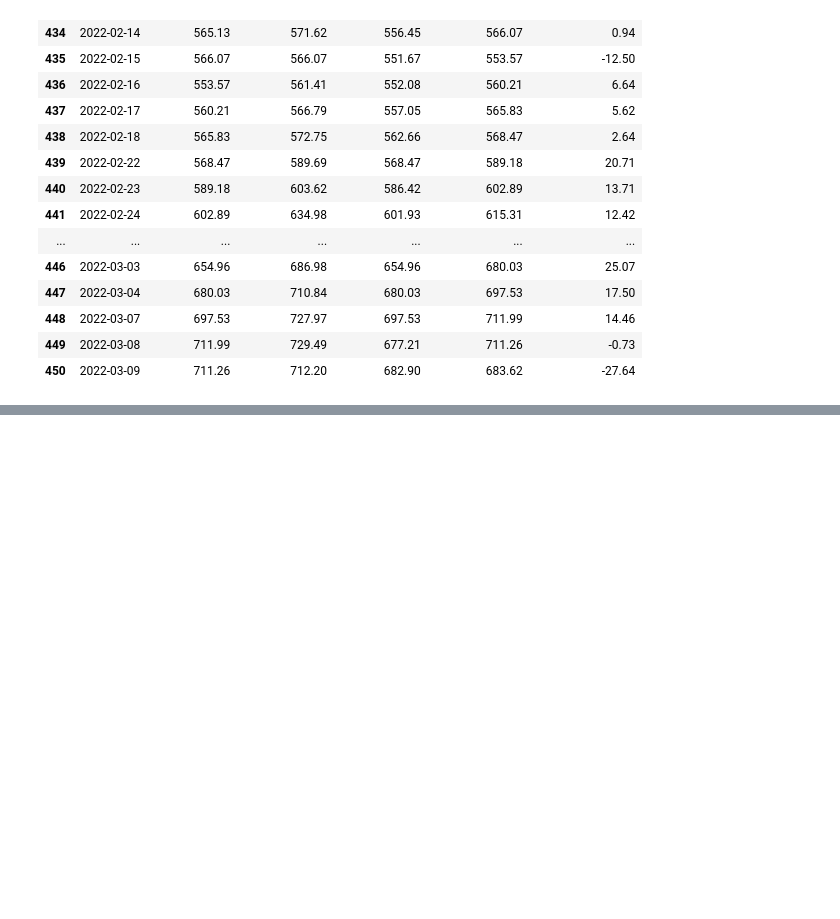
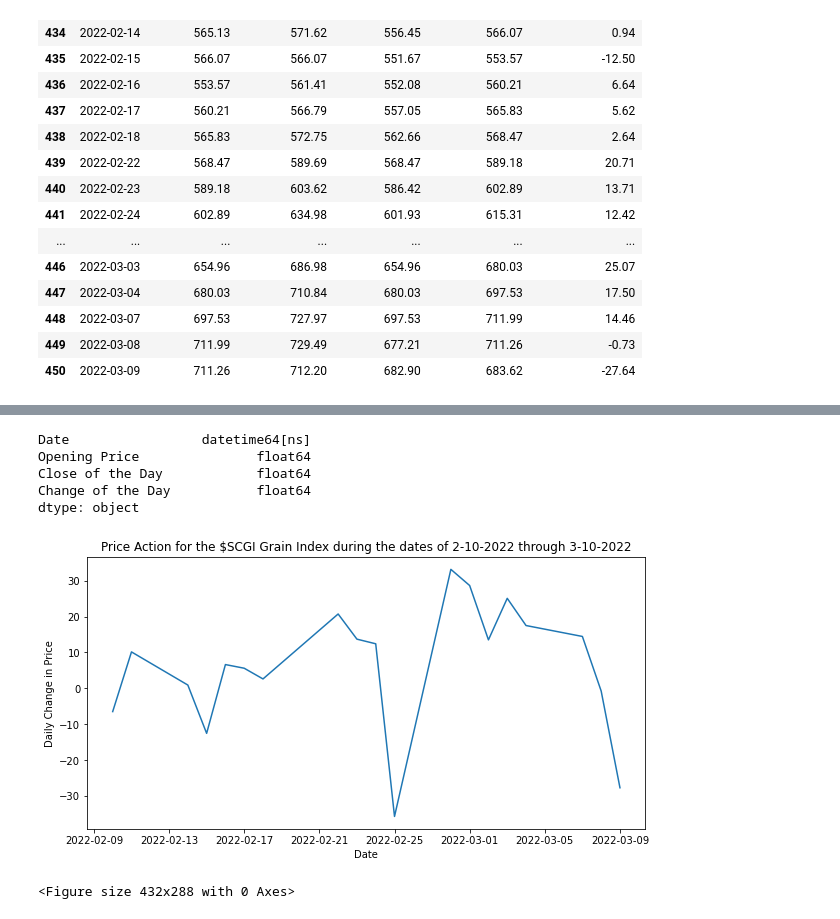
Before and after one commit to cmbutler83/Project1sandbox, a Jupyter notebook: wheatCashFuturesAnalysis.ipynb, the cells around one changed output, grey strips where cells are left out. Drawn from its saved outputs; the diff is of its cells as text; code cells hidden in the pictures; blank space fills up the shorter version.

Commit message:
added graph materials and modified code, next iteration will have comments

```diff
--- a/wheatCashFuturesAnalysis.ipynb
+++ b/wheatCashFuturesAnalysis.ipynb
@@ -73,6 +66,7 @@ dtype: object
 # %%
 """ marketCatastopheDF = transformedCashPricesDF.loc[(transformedCashPricesDF["Date"] >= '2022-02-24'
                                                     & transformedCashPricesDF["Date"] <= '2022-03-10')] """
+transformedCashPricesDF["Date"] = transformedCashPricesDF["Date"].astype('datetime64[ns]')
 marketCatastopheDF = transformedCashPricesDF.query("Date >= '2022-02-10' \
                        and Date < '2022-03-10'")
 marketCatastopheDF.head(30)
@@ -94,3 +88,7 @@ marketCatastopheDF.head(30)
 | 448 | 2022-03-07 | 697.53 | 727.97 | 697.53 | 711.99 | 14.46 |
 | 449 | 2022-03-08 | 711.99 | 729.49 | 677.21 | 711.26 | -0.73 |
 | 450 | 2022-03-09 | 711.26 | 712.20 | 682.90 | 683.62 | -27.64 |
+# %%
+marketCatastopheDF2 = marketCatastopheDF[['Date', "Opening Price", "Close of the Day","Change of the Day"]]
+
+marketCatastopheDF2.head()
@@ -96,0 +102,21 @@ marketCatastopheDF.head(30)
+# %%
+marketCatastopheDF2.dtypes
+# %% [output]
+Date                 datetime64[ns]
+Opening Price               float64
+Close of the Day            float64
+Change of the Day           float64
+dtype: object
+# %%
+x = marketCatastopheDF2['Date']
+y = marketCatastopheDF2['Change of the Day']
+fig1, ax1 = plt.subplots(figsize=(10, 5))
+plt.title('Price Action for the $SCGI Grain Index during the dates of 2-10-2022 through 3-10-2022')
+plt.xlabel("Date")
+plt.ylabel("Daily Change in Price")
+plt.plot(x,y)
+plt.show()
+plt.savefig("Graphs/catastrophemonth.png")
+# %% [output]
+[figure, added]
+<Figure size 432x288 with 0 Axes>
```
Also changed, not shown: parts of 9 cells of this notebook, 4 other files.
